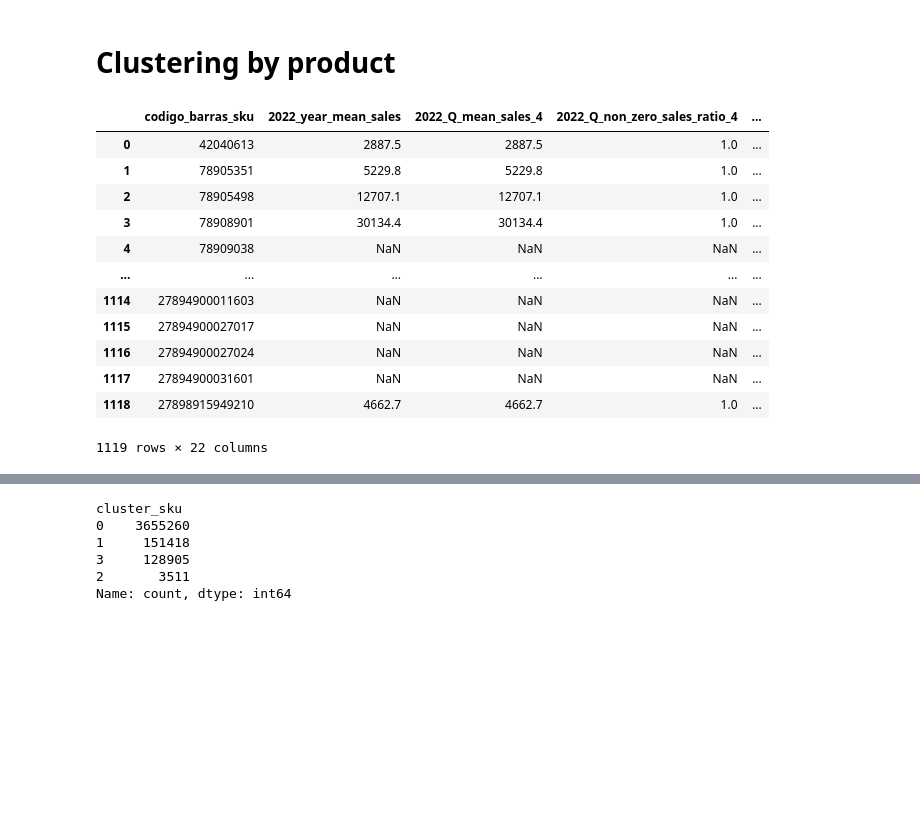
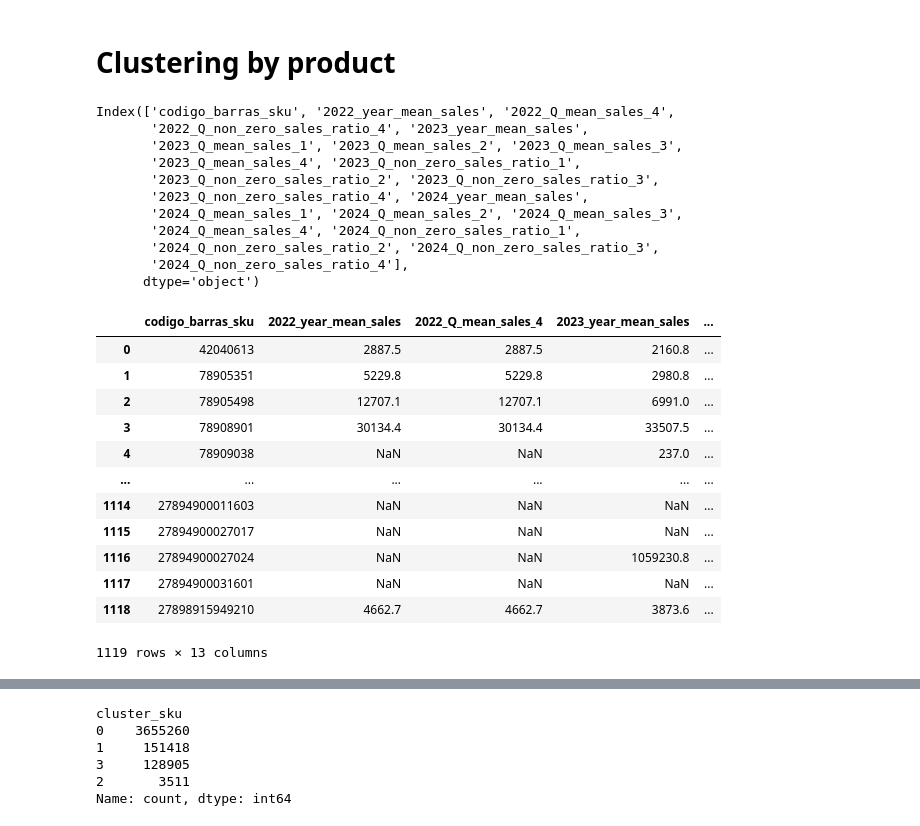
Before and after one commit to SantiagoRomanoOddone/MasterThesis, a Jupyter notebook: clustering/clustering_lab.ipynb, the cells around one changed output, grey strips where cells are left out. Drawn from its saved outputs; the diff is of its cells as text; code cells hidden in the pictures; blank space fills up the shorter version.

```diff
--- a/clustering/clustering_lab.ipynb
+++ b/clustering/clustering_lab.ipynb
@@ -445,21 +445,49 @@ for year in features['year'].unique():
     else:
         all_metrics = all_metrics.merge(combined_metrics, on=['codigo_barras_sku'], how='outer')
 # %%
-all_metrics
+all_metrics.columns
 # %% [output]
-|  | codigo_barras_sku | 2022_year_mean_sales | 2022_Q_mean_sales_4 | 2022_Q_non_zero_sales_ratio_4 | ... |
-| 0 | 42040613 | 2887.5 | 2887.5 | 1.0 | ... |
-| 1 | 78905351 | 5229.8 | 5229.8 | 1.0 | ... |
-| 2 | 78905498 | 12707.1 | 12707.1 | 1.0 | ... |
-| 3 | 78908901 | 30134.4 | 30134.4 | 1.0 | ... |
-| 4 | 78909038 | NaN | NaN | NaN | ... |
-| ... | ... | ... | ... | ... | ... |
-| 1114 | 27894900011603 | NaN | NaN | NaN | ... |
-| 1115 | 27894900027017 | NaN | NaN | NaN | ... |
-| 1116 | 27894900027024 | NaN | NaN | NaN | ... |
-| 1117 | 27894900031601 | NaN | NaN | NaN | ... |
-| 1118 | 27898915949210 | 4662.7 | 4662.7 | 1.0 | ... |
-1119 rows × 22 columns
+Index(['codigo_barras_sku', '2022_year_mean_sales', '2022_Q_mean_sales_4',
+       '2022_Q_non_zero_sales_ratio_4', '2023_year_mean_sales',
+       '2023_Q_mean_sales_1', '2023_Q_mean_sales_2', '2023_Q_mean_sales_3',
+       '2023_Q_mean_sales_4', '2023_Q_non_zero_sales_ratio_1',
+       '2023_Q_non_zero_sales_ratio_2', '2023_Q_non_zero_sales_ratio_3',
+       '2023_Q_non_zero_sales_ratio_4', '2024_year_mean_sales',
+       '2024_Q_mean_sales_1', '2024_Q_mean_sales_2', '2024_Q_mean_sales_3',
+       '2024_Q_mean_sales_4', '2024_Q_non_zero_sales_ratio_1',
+       '2024_Q_non_zero_sales_ratio_2', '2024_Q_non_zero_sales_ratio_3',
+       '2024_Q_non_zero_sales_ratio_4'],
+      dtype='object')
+# %%
+all_metrics = all_metrics[['codigo_barras_sku',
+'2022_year_mean_sales',
+'2022_Q_mean_sales_4',
+'2023_year_mean_sales',
+'2023_Q_mean_sales_1',
+'2023_Q_mean_sales_2',
+'2023_Q_mean_sales_3',
+'2023_Q_mean_sales_4',
+'2024_year_mean_sales',
+'2024_Q_mean_sales_1',
+'2024_Q_mean_sales_2',
+'2024_Q_mean_sales_3',
+'2024_Q_mean_sales_4'
+]]
+all_metrics
+# %% [output]
+|  | codigo_barras_sku | 2022_year_mean_sales | 2022_Q_mean_sales_4 | 2023_year_mean_sales | ... |
+| 0 | 42040613 | 2887.5 | 2887.5 | 2160.8 | ... |
+| 1 | 78905351 | 5229.8 | 5229.8 | 2980.8 | ... |
+| 2 | 78905498 | 12707.1 | 12707.1 | 6991.0 | ... |
+| 3 | 78908901 | 30134.4 | 30134.4 | 33507.5 | ... |
+| 4 | 78909038 | NaN | NaN | 237.0 | ... |
+| ... | ... | ... | ... | ... | ... |
+| 1114 | 27894900011603 | NaN | NaN | NaN | ... |
+| 1115 | 27894900027017 | NaN | NaN | NaN | ... |
+| 1116 | 27894900027024 | NaN | NaN | 1059230.8 | ... |
+| 1117 | 27894900031601 | NaN | NaN | NaN | ... |
+| 1118 | 27898915949210 | 4662.7 | 4662.7 | 3873.6 | ... |
+1119 rows × 13 columns
 # %%
 clustering_features = all_metrics.drop(columns=['codigo_barras_sku'])
 
```
Also changed, not shown: parts of 5 cells of this notebook.
